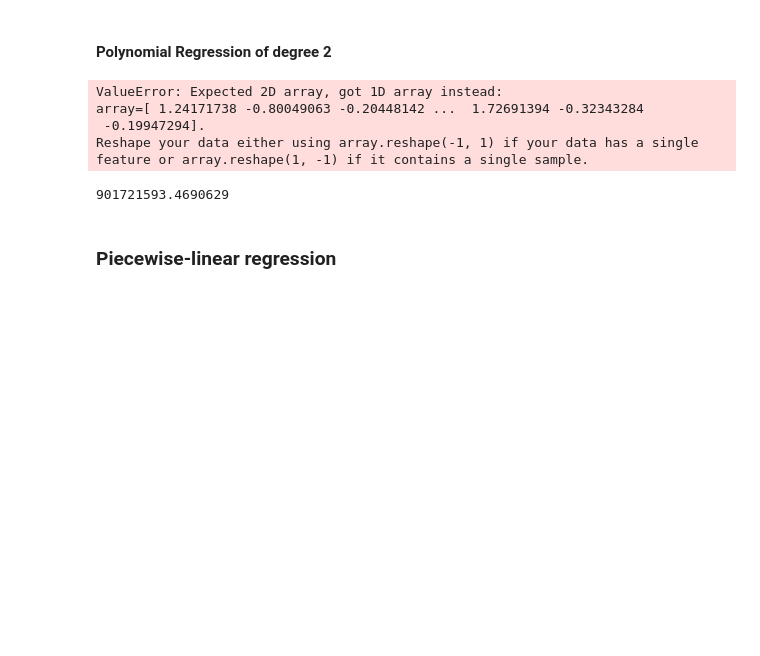
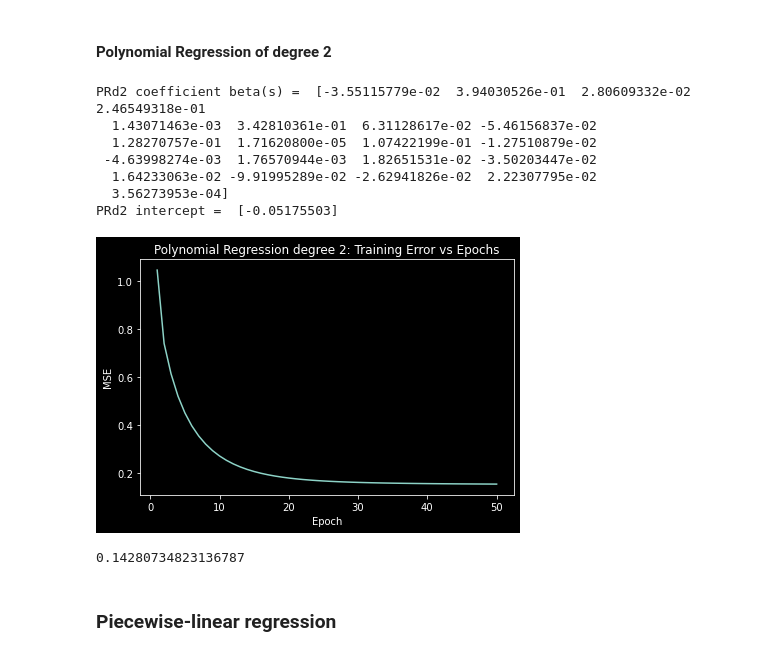
Before and after one commit to 2shakilrafi/MachineLearningCourse, a Jupyter notebook: MiniProjects/Miniproject3.ipynb, the cells around one changed output. Saved outputs shown, nothing was run; the diff lists cells and outputs as text; code cells hidden in the pictures; blank space fills up the shorter version.

```diff
--- a/MiniProjects/Miniproject3.ipynb
+++ b/MiniProjects/Miniproject3.ipynb
@@ -153,31 +153,35 @@ metrics.mean_squared_error(y_pred,y_test)
 # %%
 from sklearn.preprocessing import PolynomialFeatures
 
 poly_features = PolynomialFeatures(degree = 2)
 X_train_poly = poly_features.fit_transform(X_train)
 
-prd2 = GLRGD(eta = 0.1)
+prd2 = GLRGD(eta = 0.03)
 prd2.fit(X_train_poly, y_train)
 print('PRd2 coefficient beta(s) = ', prd2.beta)
 print('PRd2 intercept = ', prd2.intercept)
 plt.plot(range(1, mlr.n_iter+1), prd2.losses)
 plt.ylabel('MSE')
 plt.xlabel('Epoch')
 plt.tight_layout()
 plt.title('Polynomial Regression degree 2: Training Error vs Epochs')
 plt.show()
 # %% [output]
-ValueError: Expected 2D array, got 1D array instead:
-array=[ 1.24171738 -0.80049063 -0.20448142 ...  1.72691394 -0.32343284
- -0.19947294].
-Reshape your data either using array.reshape(-1, 1) if your data has a single feature or array.reshape(1, -1) if it contains a single sample.
+PRd2 coefficient beta(s) =  [-3.55115779e-02  3.94030526e-01  2.80609332e-02  2.46549318e-01
+  1.43071463e-03  3.42810361e-01  6.31128617e-02 -5.46156837e-02
+  1.28270757e-01  1.71620800e-05  1.07422199e-01 -1.27510879e-02
+ -4.63998274e-03  1.76570944e-03  1.82651531e-02 -3.50203447e-02
+  1.64233063e-02 -9.91995289e-02 -2.62941826e-02  2.22307795e-02
+  3.56273953e-04]
+PRd2 intercept =  [-0.05175503]
+[figure, added]
 # %%
 X_test_poly = poly_features.fit_transform(X_test)
 y_pred_poly = prd2.predict(X_test_poly)
 # %%
 print(metrics.mean_squared_error(y_pred_poly,y_test))
 # %% [output]
-901721593.4690629
+0.14280734823136787
 # %% [markdown]
 ### Piecewise-linear regression
 # %% [markdown]
```
Also changed, not shown: parts of 5 cells of this notebook, 7 other files.
